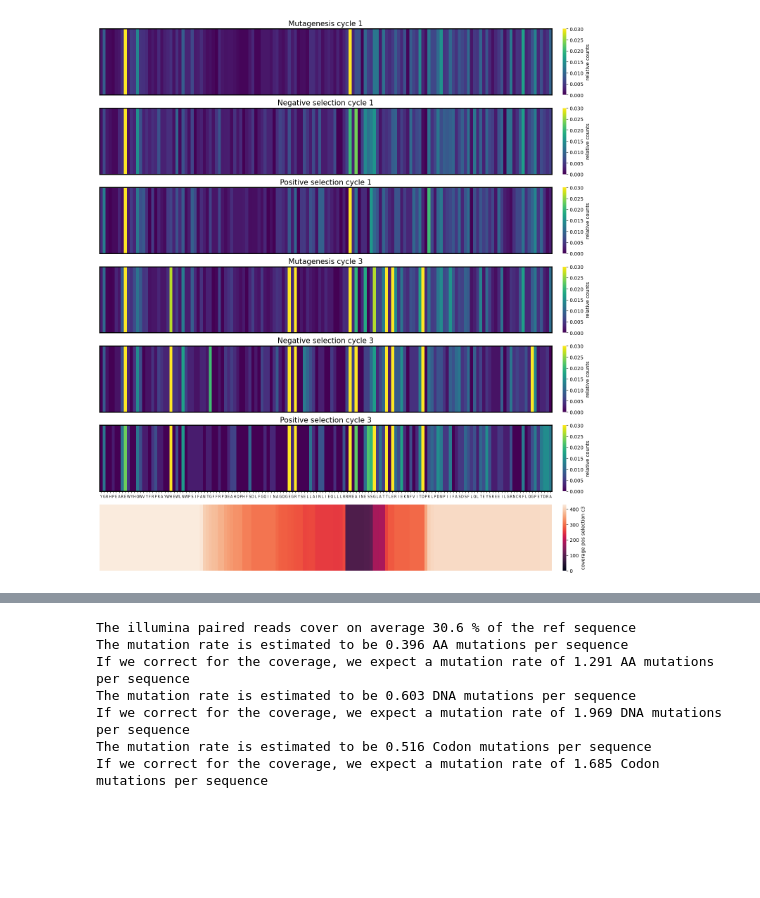
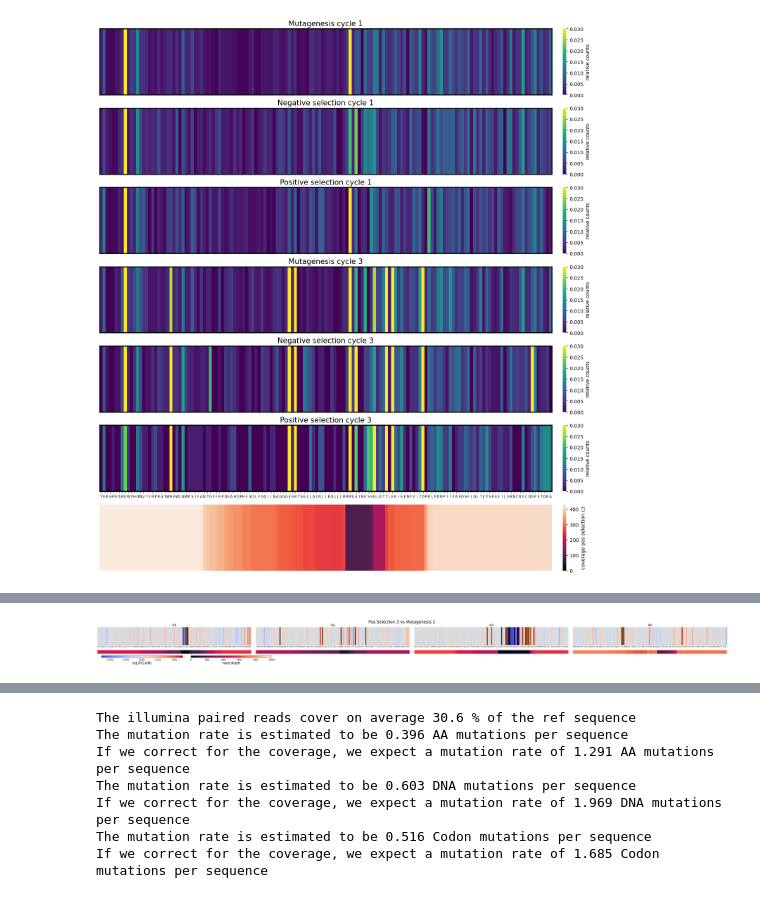
Before and after one commit to AliceHovsepyan/pogo_pance_draft, a Jupyter notebook: DMS_analysis_AraC.ipynb, the cells around one changed output, grey strips where cells are left out. Drawn from its saved outputs; the diff is of its cells as text; code cells hidden in the pictures; blank space fills up the shorter version.

```diff
--- a/DMS_analysis_AraC.ipynb
+++ b/DMS_analysis_AraC.ipynb
@@ -518,12 +447,12 @@ total reverse reads after filtering 706
 956 reads
 # %%
 ## figure with 4x4 plots of coverages:
-read_dictionary = NegPosSelection_reads
-plt_title = "NegPosSelection"
-used_Barcodes = ["BC1", "BC2", "BC3", "BC4"]
+read_dictionary =Mutagenesis_reads
+plt_title = "Mutagenesis"
+used_Barcodes = ["BC1", "BC2"]#, "BC3", "BC4"]
 Sections = ["S1", "S2", "S3", "S4"]
 
-fig, axs = plt.subplots(len(used_Barcodes), len(Sections), figsize=(20*len(used_Barcodes), 10*len(Sections)), layout='constrained')
+fig, axs = plt.subplots( len(Sections),len(used_Barcodes), figsize=(15*len(used_Barcodes), 10*len(Sections)), layout='constrained')
 
 for Bc in used_Barcodes:
     for Section in  Sections:
@@ -562,0 +587,70 @@ plt.show()
+# %%
+figfolder = "output/PACE/cycle_mut_enrichment"
+CycleA = "NegPosSelection"#"Mutagenesis"
+BarcodeA = "BC4"
+CylceB = "Mutagenesis" #"Mutagenesis"
+BarcodeB = "BC1"
+Sections = ["S1", "S2", "S3", "S4"]
+name = "Pos Selection 3 vs Mutagenesis 1"
+combine_mut_rates=True
+vmax = 0.05
+show_cbar_for_each = False
+cbar_label = "log2FC(A/B)"
+
+fig = plt.figure(figsize=(70, 3))
+gs = gridspec.GridSpec(2, 4, height_ratios=[1, 0.2], width_ratios=[1, 1, 1, 1])
+
+axes = []
+for i in range(2):
+    row_axes = []
+    for j in range(4):
+        ax = fig.add_subplot(gs[i, j])
+        row_axes.append(ax)
+    axes.append(row_axes)
+
+fig.suptitle(name, fontsize = 25, y=1.08)
+
+fig.subplots_adjust(wspace=0.03, hspace=0.5)
+
+for idx, Section in enumerate(Sections):
+    stepA = f"{CycleA}_{BarcodeA}_{Section}"
+    stepB = f"{CylceB}_{BarcodeB}_{Section}"
+
+    FC_variants, ref, coverage_A, coverage_B = calculate_log_FC(read_dictionary=all_reads, stepA=stepA, stepB=stepB, Section=Section, BarcodeA=BarcodeA, BarodeB=BarcodeB, Primer_out_of_triplets=Primer_out_of_triplets,codons=codons,Primer_seq=Primer_seq, Barcodes=Barcodes, ref_gene=ref_gene,data_type="AA", combine_mut_rates=combine_mut_rates)
+
+    my_cmap = plt.get_cmap('coolwarm').copy()
+    my_cmap.set_over('saddlebrown')
+    my_cmap.set_under('navy')
+
+
+    #plot_mutation_enrichment(FC_variants,  name = f"{stepA} vs {stepB}", ref_seq=ref, data_type = "AA", fig_folder= None, cmap = "coolwarm", cbar_label=f"log2FC({stepA}/{stepB})", vmax = 0.05)
+    sns.heatmap(pd.DataFrame(FC_variants).T ,cmap = my_cmap, xticklabels=ref, yticklabels=not combine_mut_rates, center = 0, ax = axes[0][idx], cbar = show_cbar_for_each, vmax = vmax, vmin = -vmax,square = not combine_mut_rates)
+    axes[0][idx].set_title(Section, fontsize = 20)
+    axes[0][idx].set_xticklabels(axes[0][idx].get_xticklabels(), rotation=1, fontsize=10)
+    sns.heatmap(pd.DataFrame(coverage_A).T, linecolor="black", xticklabels=False, yticklabels=False, ax = axes[1][idx], cbar = show_cbar_for_each, vmax = 1000, vmin = 0)
+
+if not show_cbar_for_each:
+    ## add at the bottom of the figure horizontally a cbar for the relative counts
+    cbar_ax = fig.add_axes([0.13, 0, 0.1, 0.06])
+    cbar = fig.colorbar(axes[0][0].collections[0], cax=cbar_ax, orientation = "horizontal")
+    cbar.set_label(cbar_label, fontsize = 20)
+    cbar.ax.tick_params(labelsize=15)
+
+    # fig.subplots_adjust(right=0.8)
+    # cbar_ax = fig.add_axes([0.85, 0.15, 0.05, 0.7])
+    # cbar = fig.colorbar(axes[0,0].collections[0], cax=cbar_ax)
+    # cbar.set_label('relative counts', fontsize = 20)
+    # cbar.ax.tick_params(labelsize=15)
+
+    # ## ad cbar also for coverage
+    cbar_ax = fig.add_axes([0.24, 0, 0.1, 0.06])
+    cbar = fig.colorbar(axes[1][3].collections[0], cax=cbar_ax, orientation = "horizontal")
+    cbar.set_label('read depth', fontsize = 20)
+    cbar.ax.tick_params(labelsize=15)
+
+plt.savefig(figfolder + f'/{name.replace(" ", "_")}_log2FC.pdf', bbox_inches="tight")
+
+plt.show()
+plt.close()
+# %% [output]
+[figure, added]
```
Also changed, not shown: parts of 8 cells of this notebook, 1 other file.
